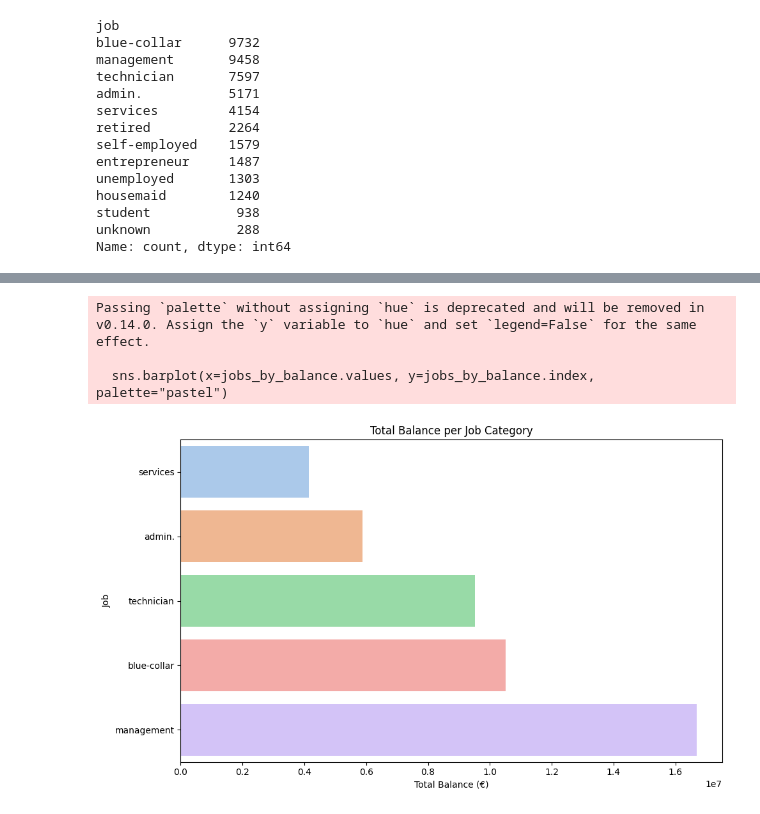
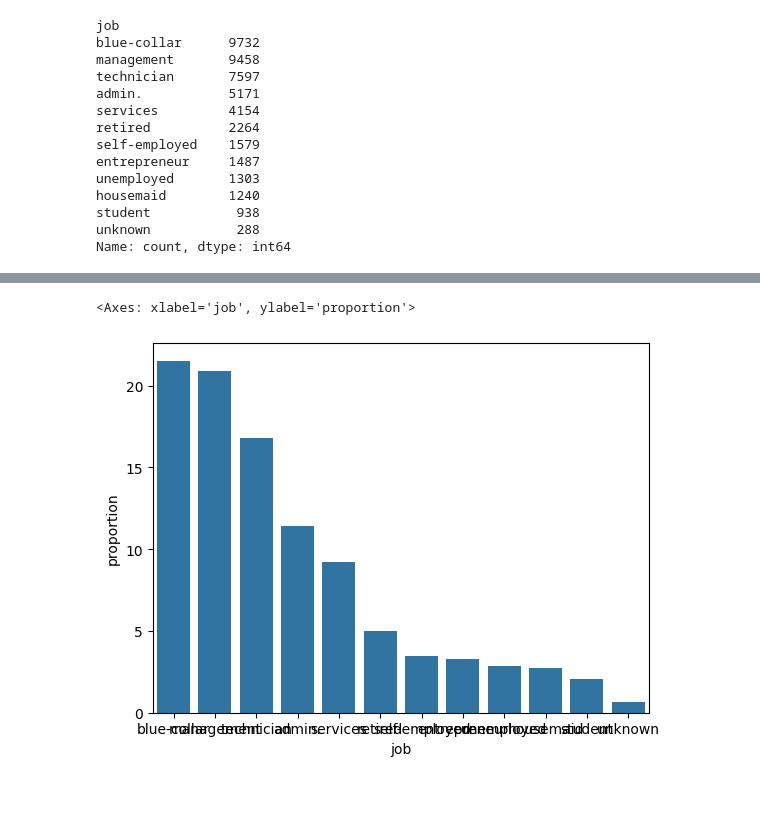
Before and after one commit to amcucunuba/amcucunubar.github.io, a Jupyter notebook: projects/marketing-analysis/marketing_analysis.ipynb, the cells around one changed output, grey strips where cells are left out. Drawn from its saved outputs; the diff is of its cells as text; code cells hidden in the pictures.

```diff
--- a/projects/marketing-analysis/marketing_analysis.ipynb
+++ b/projects/marketing-analysis/marketing_analysis.ipynb
@@ -147,16 +149,0 @@ plt.show()
-# %%
-jobs_by_balance = df_top_jobs.groupby("job")["balance"].sum().sort_values()
-
-# Plot as bar
-plt.figure(figsize=(10, 6))
-sns.barplot(x=jobs_by_balance.values, y=jobs_by_balance.index, palette="pastel")
-plt.title("Total Balance per Job Category")
-plt.xlabel("Total Balance (€)")
-plt.ylabel("Job")
-plt.tight_layout()
-plt.show()
-# %% [output]
-Passing `palette` without assigning `hue` is deprecated and will be removed in v0.14.0. Assign the `y` variable to `hue` and set `legend=False` for the same effect.
-
-  sns.barplot(x=jobs_by_balance.values, y=jobs_by_balance.index, palette="pastel")
-[figure, removed]
@@ -168,0 +150,5 @@ sales_by_tier
+# %%
+sns.barplot(df['job'].value_counts(normalize=True)*100)
+# %% [output]
+<Axes: xlabel='job', ylabel='proportion'>
+[figure, added]
```
Also changed, not shown: parts of 18 cells of this notebook, 6 other files.
